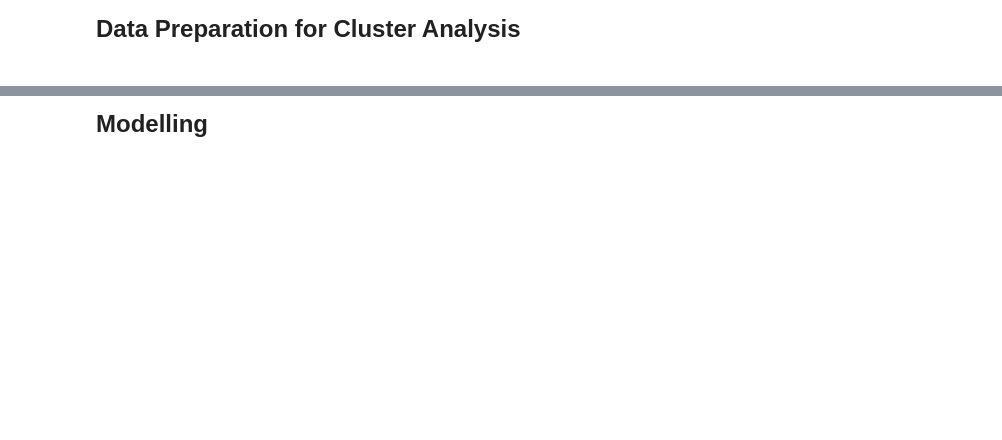
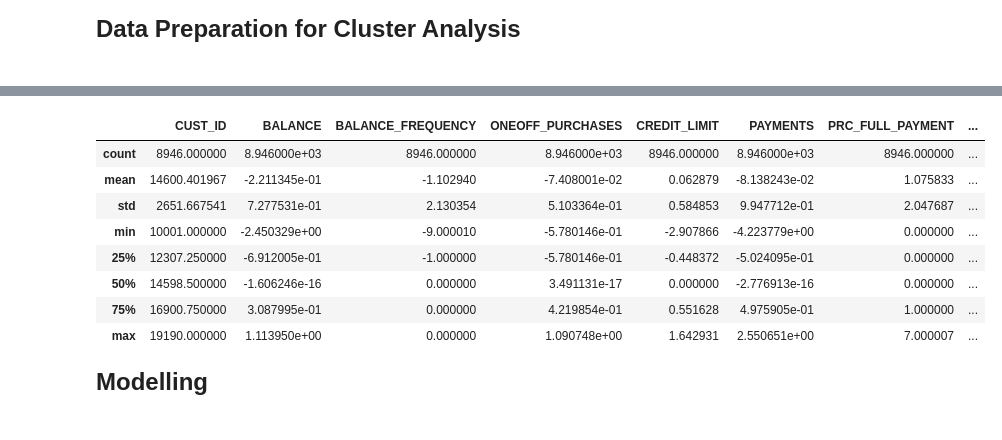
Before and after one commit to inesbchainho/ML_unsupervized_learning_26, a Jupyter notebook: Main_Notebook.ipynb, the cells around one changed output, grey strips where cells are left out. Saved outputs shown, nothing was run; the diff lists cells and outputs as text; code cells hidden in the pictures; blank space fills up the shorter version.

```diff
--- a/Main_Notebook.ipynb
+++ b/Main_Notebook.ipynb
@@ -334,0 +317,15 @@ pca_data.head()
+# %%
+cols = ['BALANCE', 'BALANCE_FREQUENCY', 'ONEOFF_PURCHASES', 'CREDIT_LIMIT', 'PAYMENTS', 'PRC_FULL_PAYMENT', 'TENURE', 'AVG_PURCHASE_VALUE', 'AVG_CASH_ADVANCE_VALUE', 'PURCHASE_ENGAGEMENT', 'INSTALLMENT_PURCHASES_ENGAGEMENT', 'PAYMENT_RATIO']
+scaler = RobustScaler()
+data_droped[cols] = scaler.fit_transform(data_droped[cols])
+data_droped.describe()
+# %% [output]
+|  | CUST_ID | BALANCE | BALANCE_FREQUENCY | ONEOFF_PURCHASES | CREDIT_LIMIT | PAYMENTS | PRC_FULL_PAYMENT | ... |
+| count | 8946.000000 | 8.946000e+03 | 8946.000000 | 8.946000e+03 | 8946.000000 | 8.946000e+03 | 8946.000000 | ... |
+| mean | 14600.401967 | -2.211345e-01 | -1.102940 | -7.408001e-02 | 0.062879 | -8.138243e-02 | 1.075833 | ... |
+| std | 2651.667541 | 7.277531e-01 | 2.130354 | 5.103364e-01 | 0.584853 | 9.947712e-01 | 2.047687 | ... |
+| min | 10001.000000 | -2.450329e+00 | -9.000010 | -5.780146e-01 | -2.907866 | -4.223779e+00 | 0.000000 | ... |
+| 25% | 12307.250000 | -6.912005e-01 | -1.000000 | -5.780146e-01 | -0.448372 | -5.024095e-01 | 0.000000 | ... |
+| 50% | 14598.500000 | -1.606246e-16 | 0.000000 | 3.491131e-17 | 0.000000 | -2.776913e-16 | 0.000000 | ... |
+| 75% | 16900.750000 | 3.087995e-01 | 0.000000 | 4.219854e-01 | 0.551628 | 4.975905e-01 | 1.000000 | ... |
+| max | 19190.000000 | 1.113950e+00 | 0.000000 | 1.090748e+00 | 1.642931 | 2.550651e+00 | 7.000007 | ... |
```
Also changed, not shown: parts of 15 cells of this notebook, 2 other files.
